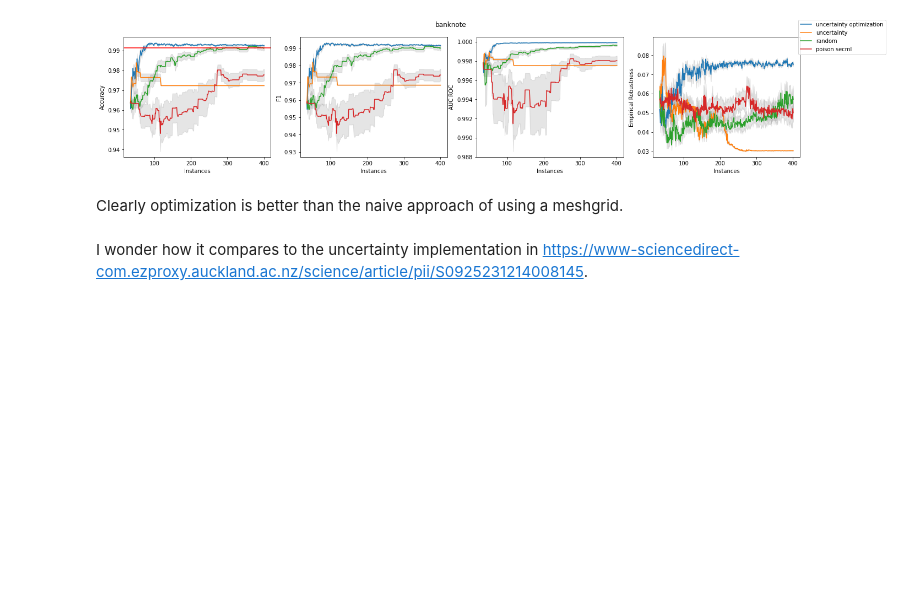
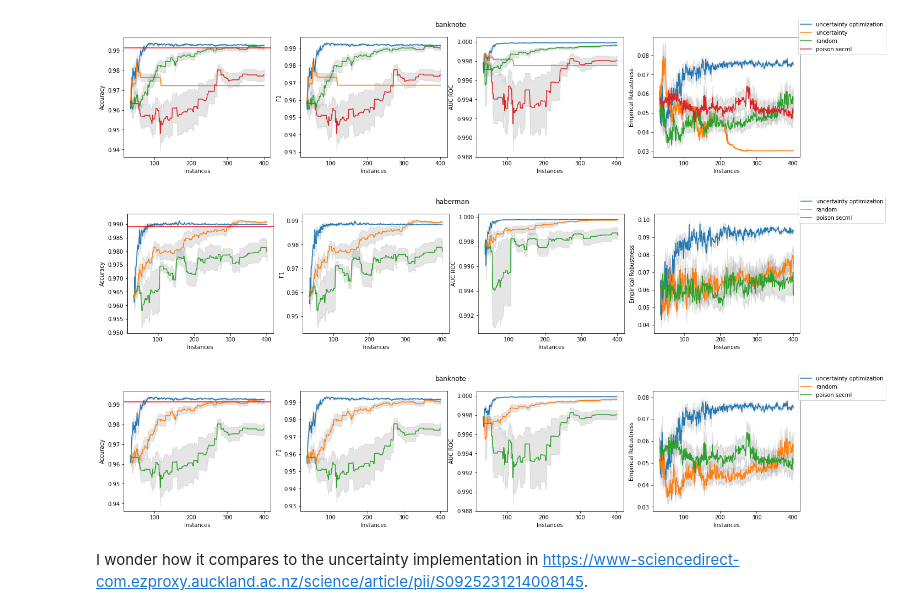
Before and after one commit to zacps/al-stopping-conditions, a Jupyter notebook: poisoning_secml.ipynb, the cells around one changed output. Cells and saved outputs as stored; diff of their text form; code cells hidden in the pictures; blank space fills up the shorter version.

```diff
--- a/poisoning_secml.ipynb
+++ b/poisoning_secml.ipynb
@@ -374,7 +252,6 @@ for dataset_name, dataset in tqdm(datasets.items(), desc="Dataset", leave=False)
 
     query_methods = {
         "uncertainty optimization": partial(uncertainty_synthesis, n_instances=1, bounds=[(np.amin(X[:,i]), np.amax(X[:,i])) for i in range(X.shape[1])]),
-        "uncertainty": partial(meshgrid_synthesis, n_instances=1, bounds=[(np.amin(X[:,i]), np.amax(X[:,i])) for i in range(X.shape[1])], pool_strategy=batch.uncertainty_batch_sampling, points=1000),
         "random": partial(random_synthesis, n_instances=1, bounds=[(np.amin(X[:,i]), np.amax(X[:,i])) for i in range(X.shape[1])]),
         "poison secml": partial(poison_secml, n_instances=1, lb=np.amin(X, axis=0), ub=np.amax(X, axis=0), solver_params=solver_params),
     }
@@ -408,7 +285,68 @@ for dataset_name, dataset in tqdm(datasets.items(), desc="Dataset", leave=False)
 # %% [output]
 [figure]
 [figure]
-# %% [markdown]
-Clearly optimization is better than the naive approach of using a meshgrid.
+# %%
+# Annoying hack so that the progressbars disapear as they're supposed to
+from IPython.core.display import HTML, display
+display(HTML("""
+<style>
+.p-Widget.jp-OutputPrompt.jp-OutputArea-prompt:empty {
+  padding: 0;
+  border: 0;
+}
+.p-Widget.jp-RenderedText.jp-OutputArea-output pre:empty {
+  display: none;
+}
+</style>
+"""))
+
+datasets = {
+    "haberman": lambda: lru_cache(haberman)(),
+    "banknote": lambda: lru_cache(banknote)(),
+    #"car": lambda: lru_cache(car)(),
+}
+
+for dataset_name, dataset in tqdm(datasets.items(), desc="Dataset", leave=False):
+    X, y = dataset()
+    if dataset_name == "car":
+        y = LabelEncoder().fit_transform(y)
+    X_labelled, X_unlabelled, y_labelled, y_oracle, X_test, y_test = active_split(X, y, labeled_size=0.025)
+
+    solver_params = {
+        'eta': 0.3297953991427548,
+        'eta_min': None,
+        'eta_max': None,
+        'max_iter': 100,
+        'eps': 0.7261519961245426
+    }
+
+    query_methods = {
+        "uncertainty optimization": partial(uncertainty_synthesis, n_instances=1, bounds=[(np.amin(X[:,i]), np.amax(X[:,i])) for i in range(X.shape[1])]),
+        "random": partial(random_synthesis, n_instances=1, bounds=[(np.amin(X[:,i]), np.amax(X[:,i])) for i in range(X.shape[1])]),
+        "poison secml": partial(poison_secml, n_instances=1, lb=np.amin(X, axis=0), ub=np.amax(X, axis=0), solver_params=solver_params),
+    }
+
+    oracle = svm.SVC(kernel='linear')
+    oracle.fit(X, y)
+
+    fig, axes = plt.subplots(1, 4, figsize=(22,4))
+
+    for name, method in tqdm(query_methods.items(), desc=f"Method", leave=False):
+        metrics = pd.read_csv(f"Experiments/experiment_synthesis_dataset_{dataset_name}_method_{name}.csv", index_col=0)
+        stderr = pd.read_csv(f"Experiments/experiment_synthesis_dataset_{dataset_name}_method_{name}_stderr.csv", index_col=0)
+
+        for i, ax in enumerate(axes.flatten()):
+            if len(metrics['x']) > 100:
+                ax.plot(metrics['x'], metrics.iloc[:,1+i], '-', label=f"{name}" if i == 0 else "")
+                ax.fill_between(metrics['x'], metrics.iloc[:,1+i]-stderr.iloc[:,1+i], metrics.iloc[:,1+i]+stderr.iloc[:,1+i], color='grey', alpha=0.2)
+            else:
+                ax.errorbar(metrics['x'], metrics.iloc[:,1+i], yerr=stderr.iloc[:,1+i], label=f"{name}" if i == 0 else "")
+            ax.set_xlabel("Instances"); ax.set_ylabel(["Accuracy", "F1", "AUC ROC", "Empirical Robustness"][i]); plt.suptitle(f"{dataset_name}")
+
+    axes[0].axhline(accuracy_score(y, oracle.predict(X)), color="red")
+    fig.legend()
+# %% [output]
+[figure, added]
+[figure, added]
 # %% [markdown]
 I wonder how it compares to the uncertainty implementation in https://www-sciencedirect-com.ezproxy.auckland.ac.nz/science/article/pii/S0925231214008145.
```
Also changed, not shown: parts of 6 cells of this notebook, 18 other files.
